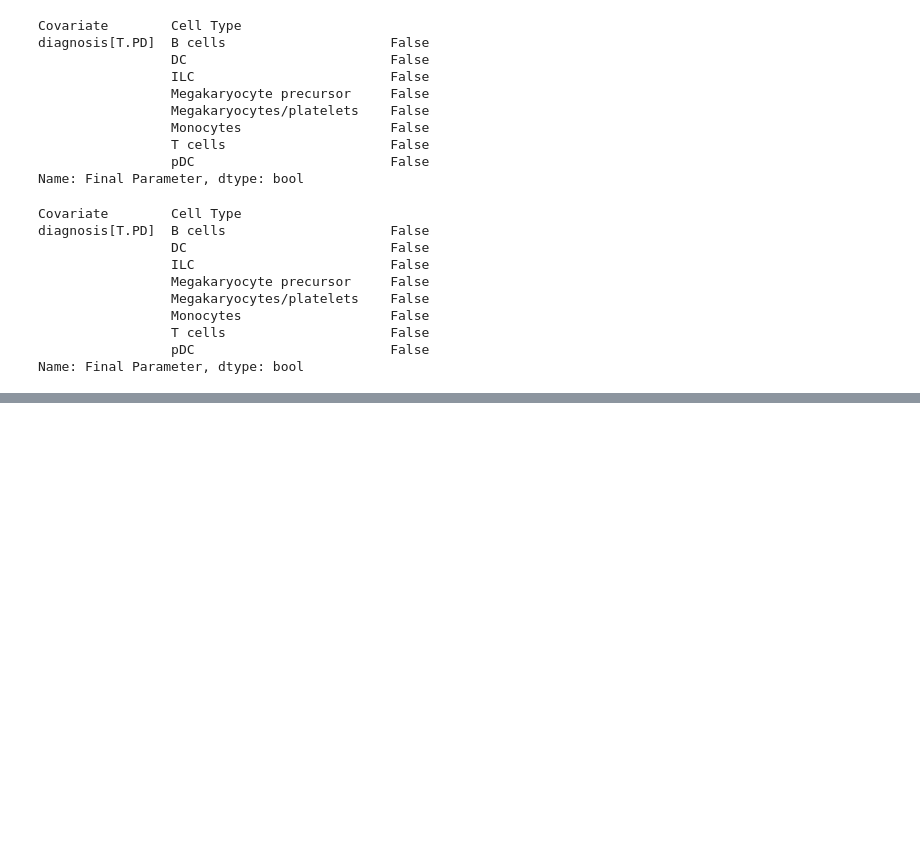
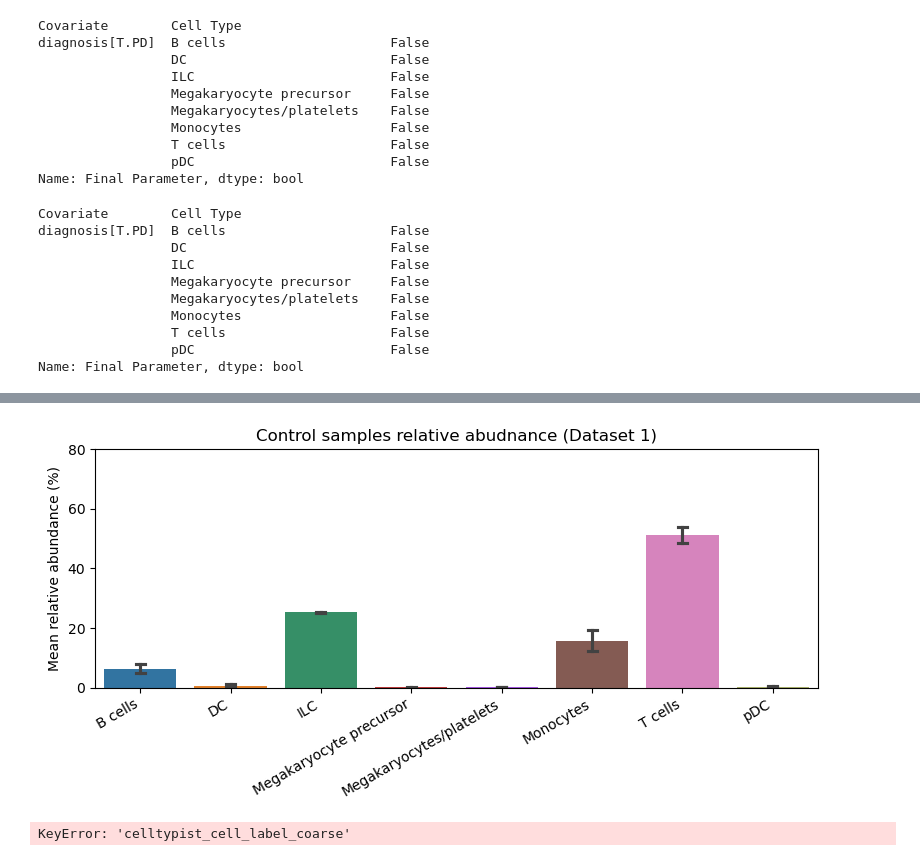
Before and after one commit to zeinabbh/M10, a Jupyter notebook: dataset1_composition.ipynb, the cells around one changed output, grey strips where cells are left out. Drawn from its saved outputs; the diff is of its cells as text; code cells hidden in the pictures; blank space fills up the shorter version.

```diff
--- a/dataset1_composition.ipynb
+++ b/dataset1_composition.ipynb
@@ -250,0 +251,13 @@ df
+# %%
+# recalculate relative abundance just for controls samples
+
+ctrl_data = adata[adata.obs["diagnosis"] == "CTRL"]
+
+ctrl_plot_df = (
+    ctrl_data.obs.groupby(["sample", "celltypist_cell_label_coarse"])
+    .size()
+    .reset_index(name="count")
+    .assign(rel_abundance=lambda df: df.groupby("sample")["count"].transform(lambda x: x / x.sum() * 100))
+)
+
+ctrl_plot_df
@@ -250,0 +282,45 @@ df
+# %%
+# plot just the control samples:
+
+plt.figure(figsize=(8, 4))
+sns.barplot(
+    data=ctrl_plot_df,
+    x="celltypist_cell_label_coarse",
+    y="rel_abundance",
+    hue="celltypist_cell_label_coarse",
+    palette=cell_type_colors_dict,
+    dodge=False,
+    legend=False,
+    errorbar=("ci", 95),
+    capsize=0.1,
+)
+
+plt.xticks(rotation=30, ha="right")
+plt.ylabel("Mean relative abundance (%)")
+plt.xlabel("")
+plt.title("Control samples relative abudnance (Dataset 1)")
+plt.tight_layout()
+plt.ylim(0, 80)
+plt.yticks(np.arange(0, 81, 20))
+plt.show()
+# %% [output]
+[figure, added]
+# %%
+# Compare numerical differences between all samples and control-only samples
+
+# Calculate mean relative abundance by cell type
+all_samples_mean = plot_df.groupby("celltypist_cell_label_coarse")["rel_abundance"].mean()
+ctrl_only_mean = ctrl_plot_df.groupby("celltypist_cell_label_coarse")["rel_abundance"].mean()
+
+# Create comparison dataframe
+comparison_df = pd.DataFrame({
+    "All samples (%)": all_samples_mean,
+    "Control only (%)": ctrl_only_mean,
+})
+comparison_df["Difference (%)"] = comparison_df["All samples (%)"] - comparison_df["Control only (%)"]
+comparison_df = comparison_df.sort_values("Difference (%)", ascending=False)
+
+print("Cell type composition comparison:\n")
+print(comparison_df.round(2))
+# %% [output]
+KeyError: 'celltypist_cell_label_coarse'
```
Also changed, not shown: parts of 19 cells of this notebook, 3 other files.
